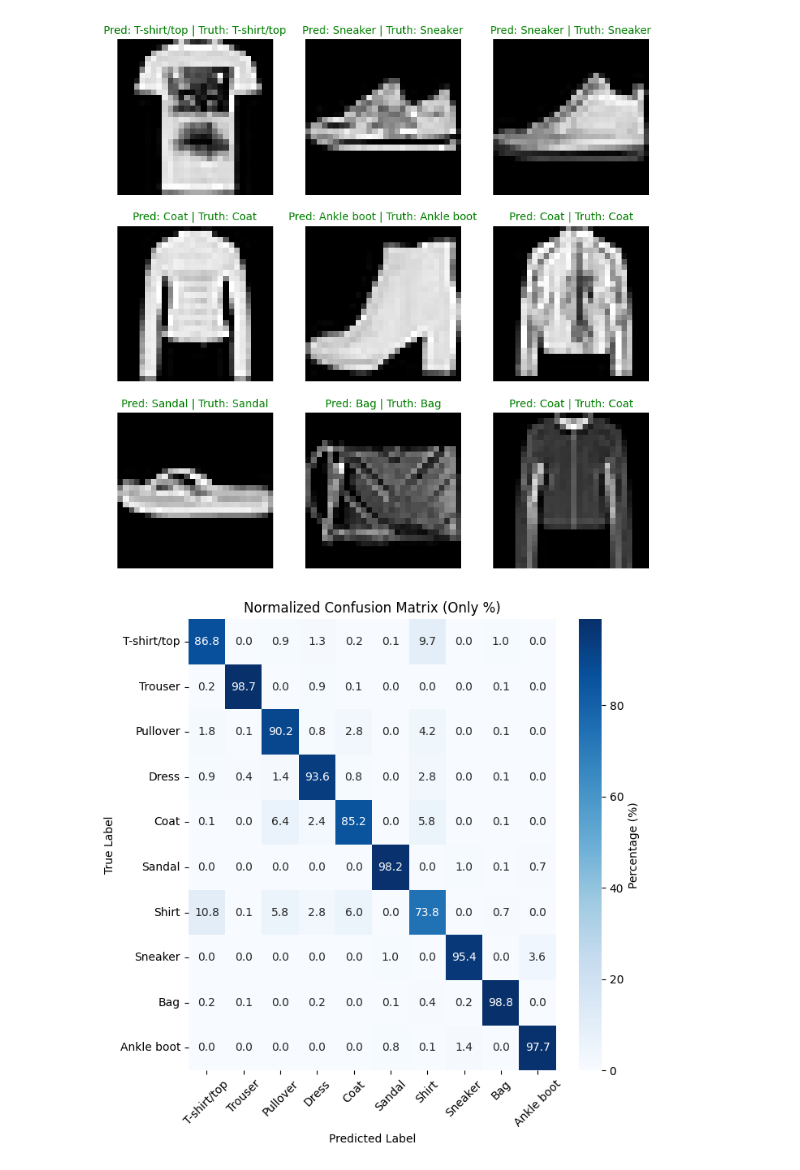
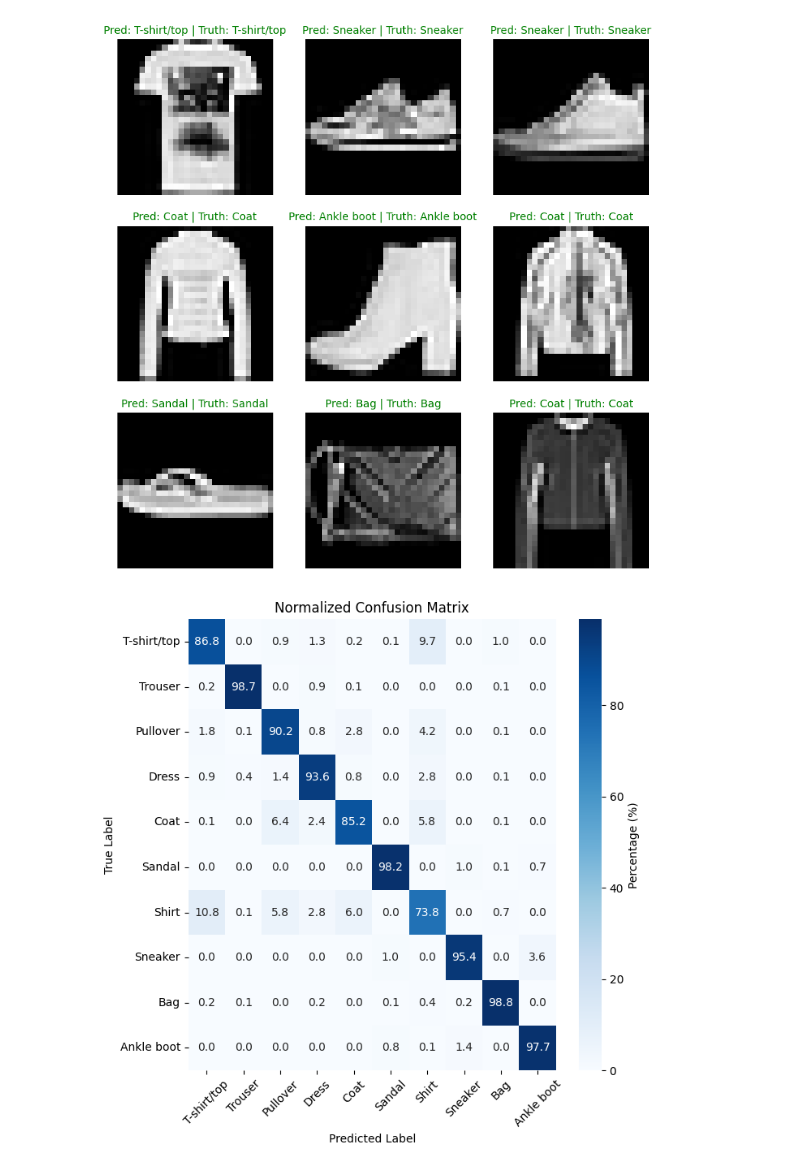
Before and after one commit to Reaper-ai/ML_AI, a Jupyter notebook: 02_Simple_CNN.ipynb, the cells around one changed output. Saved outputs shown, nothing was run; the diff lists cells and outputs as text; code cells hidden in the pictures.

```diff
--- a/02_Simple_CNN.ipynb
+++ b/02_Simple_CNN.ipynb
@@ -255,31 +255,31 @@ y_true = torch.cat(y_true)
 # %%
 import seaborn as sns
 import matplotlib.pyplot as plt
 import numpy as np
 from sklearn.metrics import confusion_matrix
 
 # Convert to numpy arrays if needed
 y_true_np = y_true.numpy()
 y_pred_np = y_preds.numpy()
 
 # Create raw confusion matrix
 cm = confusion_matrix(y_true_np, y_pred_np)
 
 # Normalize
 cm_percent = cm.astype('float') / cm.sum(axis=1)[:, np.newaxis] * 100
 
 # Plot
 plt.figure(figsize=(7, 7))
 sns.heatmap(cm_percent, annot=True, fmt=".1f", cmap="Blues",
             xticklabels=class_names, yticklabels=class_names,
             cbar_kws={'label': 'Percentage (%)'})
 
 plt.ylabel("True Label")
 plt.xlabel("Predicted Label")
-plt.title("Normalized Confusion Matrix (Only %)")
+plt.title("Normalized Confusion Matrix")
 plt.xticks(rotation=45)
 plt.yticks(rotation=0)
 plt.tight_layout()
 plt.show()
 # %% [output]
-[figure, old version]
+[figure, new version]
```
